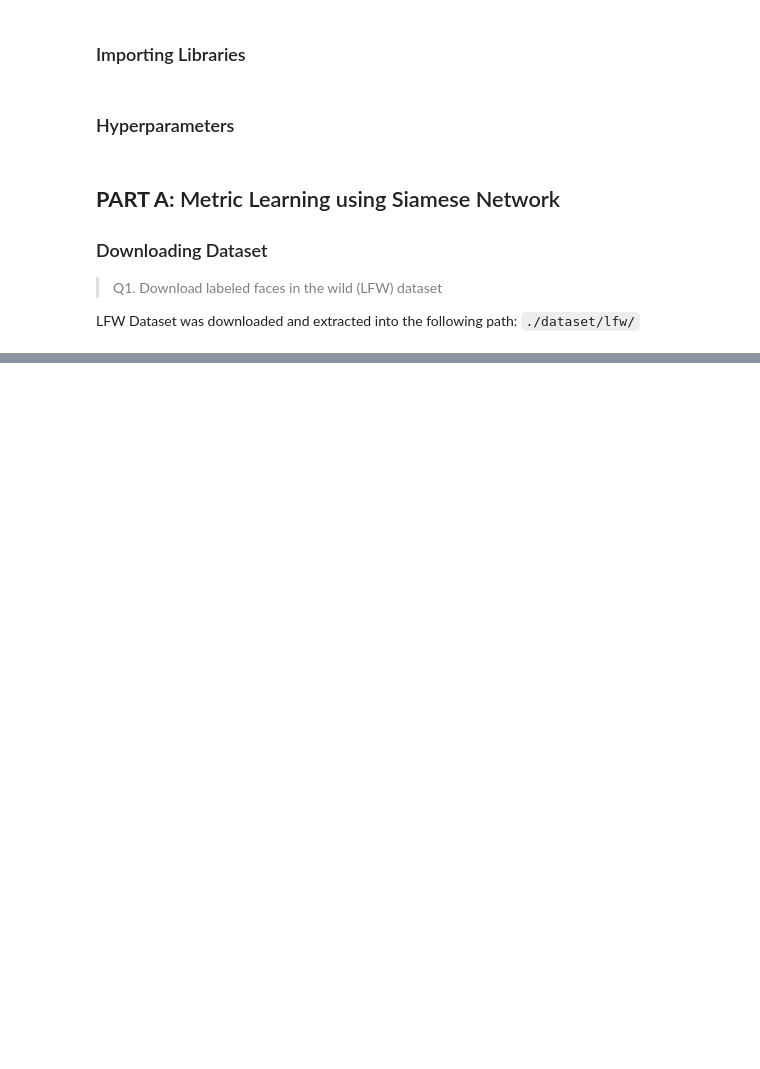
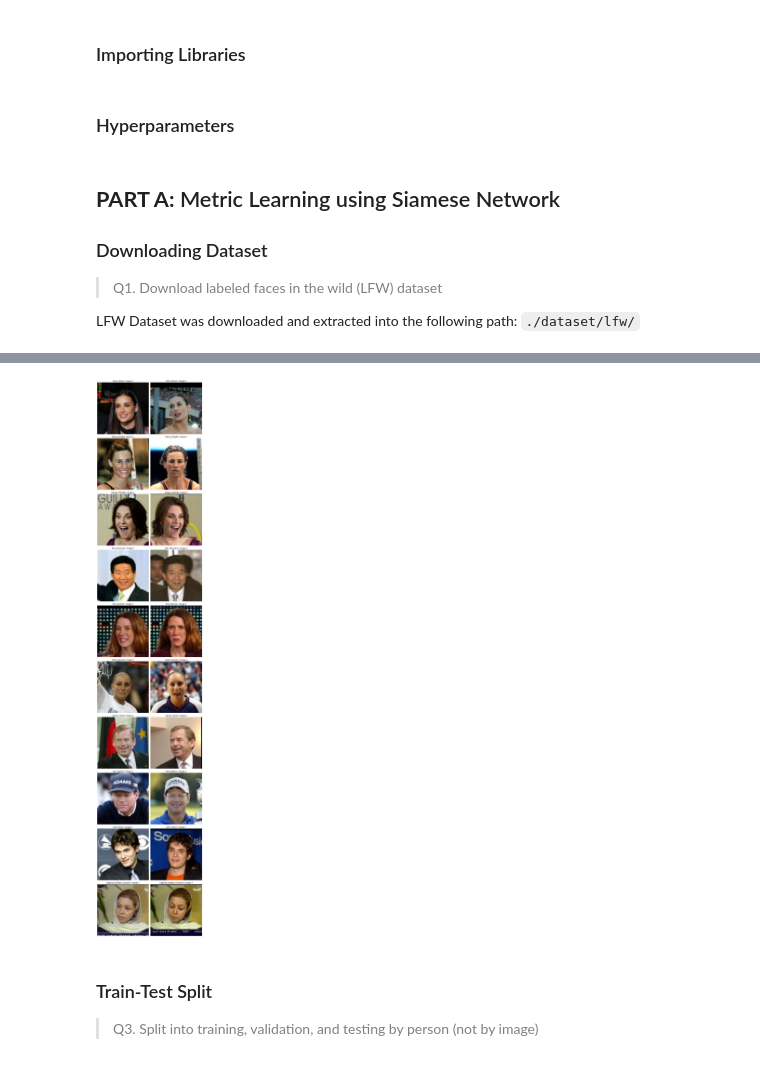
Before and after one commit to munish30monga/Metric_Learning-Generative_AI, a Jupyter notebook: 22m2153.ipynb, the cells around one changed output, grey strips where cells are left out. Cells and saved outputs as stored; diff of their text form; code cells hidden in the pictures; blank space fills up the shorter version.

Commit message:
added code for persons with multiple images

```diff
--- a/22m2153.ipynb
+++ b/22m2153.ipynb
@@ -35,0 +39,10 @@ LFW Dataset was downloaded and extracted into the following path: `./dataset/lfw
+# %%
+data_dir = pl.Path('./dataset/lfw/')     # Setting path to the data directory
+persons_dirs = [d for d in data_dir.iterdir() if d.is_dir()] # List all subdirectories (each directory corresponds to a person)
+persons_dict = {person_dir.name: len(list(person_dir.glob("*.jpg"))) for person_dir in persons_dirs} # Create a dictionary of all persons and the number of images they have
+# %%
+print(f"Total number of persons: {len(persons_dict)}")  # Print the number of persons
+for i, (person, num_images) in enumerate(persons_dict.items()):  # Loop through all persons dictionary
+    if i >= 10:                     # Break the loop after printing 10 persons
+        break
+    print(f"{i+1}.{person}: {num_images}")  # Print the number of images for each person
@@ -49,0 +63,7 @@ LFW Dataset was downloaded and extracted into the following path: `./dataset/lfw
+# %%
+persons_with_mul_imgs_dict = {person: num_images for person, num_images in persons_dict.items() if num_images > 1}
+print(f"Number of persons with more than one image: {len(persons_with_mul_imgs_dict)}")
+for i, (person, num_images) in enumerate(persons_with_mul_imgs_dict.items()):
+    if i >= 10:
+        break
+    print(f"{i+1}.{person}: {num_images}")
@@ -49,0 +82,27 @@ LFW Dataset was downloaded and extracted into the following path: `./dataset/lfw
+# %%
+def visualize(num_persons, persons_with_multiple_images, data_dir):
+    """
+    Visualizes a grid of persons with multiple images.
+    """
+    fig, axes = plt.subplots(num_persons, 2, figsize=(10, 5*num_persons))
+
+    for idx, (person, count) in enumerate(persons_with_multiple_images.items()):
+        if idx >= num_persons:
+            break
+        person_dir = data_dir / person
+        images = list(person_dir.glob("*.jpg"))
+        for j, img_path in enumerate(images[:2]):  # Displaying first two images of each person
+            image = Image.open(img_path)
+            axes[idx, j].imshow(image)
+            axes[idx, j].axis('off')
+            axes[idx, j].set_title(f"{person}: Image {j+1}")
+
+    plt.tight_layout()
+    plt.show()
+
+visualize(10, persons_with_mul_imgs_dict, data_dir)
+# %% [output]
+[figure, added]
+# %% [markdown]
+### Train-Test Split <a id="train-test-split"></a>
+> <font color="gray">Q3. Split into training, validation, and testing by person (not by image)</font>
```
Also changed, not shown: parts of 8 cells of this notebook.
